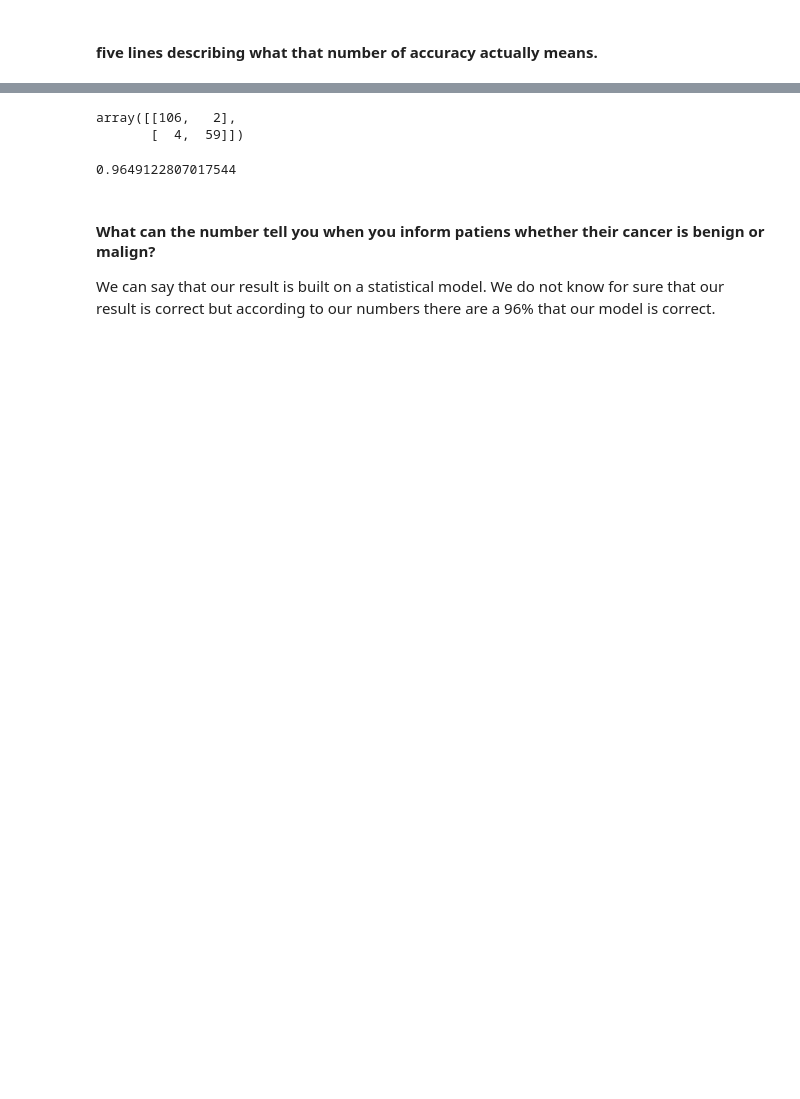
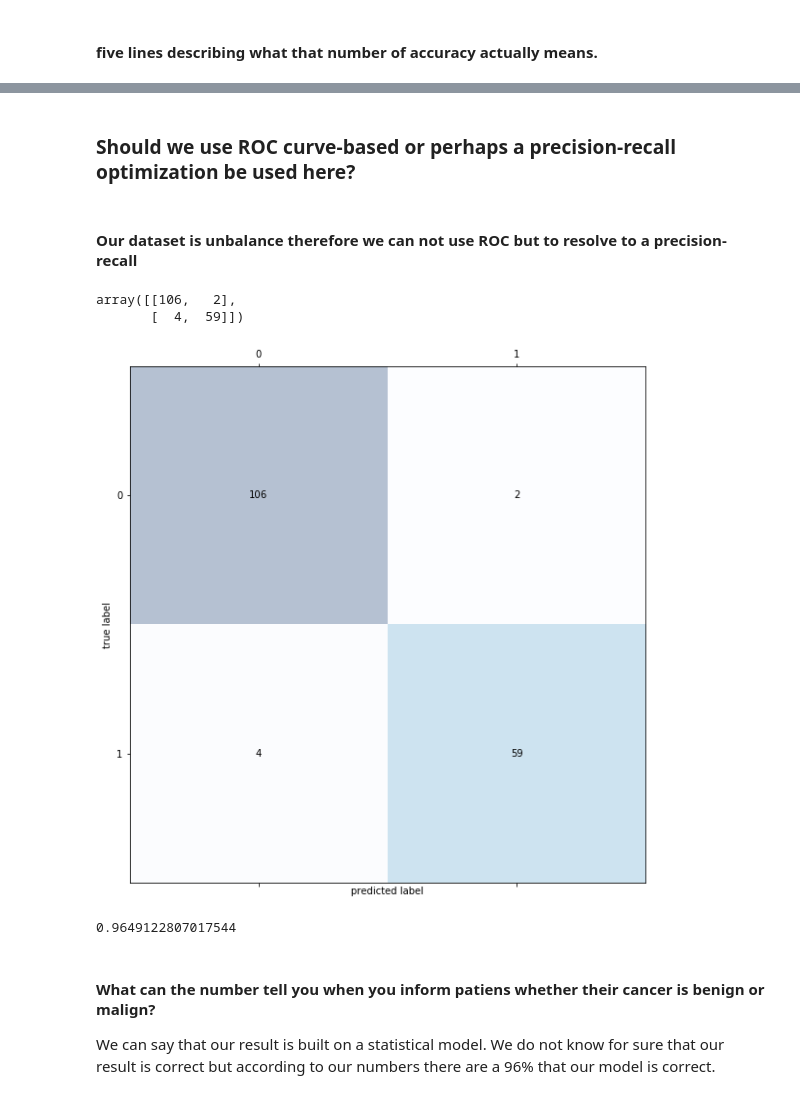
Before and after one commit to lakridserne/PowerSmiling, a Jupyter notebook: assignment_6/Assignment 6.ipynb, the cells around one changed output, grey strips where cells are left out. Cells and saved outputs as stored; diff of their text form; code cells hidden in the pictures; blank space fills up the shorter version.

```diff
--- a/assignment_6/Assignment 6.ipynb
+++ b/assignment_6/Assignment 6.ipynb
@@ -434 +387,5 @@ accuracy
+# %% [markdown]
+### Should we use ROC curve-based or perhaps a precision-recall optimization be used here?
+# %% [markdown]
+ #### Our dataset is unbalance therefore we can not use ROC but to resolve to a precision-recall
 # %%
@@ -440,6 +397,25 @@ cm
 # %% [output]
 array([[106,   2],
        [  4,  59]])
+# %%
+import matplotlib.pyplot as plt
+def display_confusion(confmat):
+
+    fig, ax = plt.subplots(figsize=(9.8, 9.8))
+    ax.matshow(confmat, cmap=plt.cm.Blues, alpha=0.3)
+    for i in range(confmat.shape[0]):
+        for j in range(confmat.shape[1]):
+            ax.text(x=j, y=i,
+                    s=confmat[i, j],
+                    va='center', ha='center')
+
+            plt.xlabel('predicted label')
+    plt.ylabel('true label')
+    plt.show()
+# %%
+display_confusion(cm)
+# %% [output]
+[figure, added]
 # %%
 accuracy =  165/171 #106+60/106+60+3+2
 # %%
```
Also changed, not shown: parts of 24 cells of this notebook.
